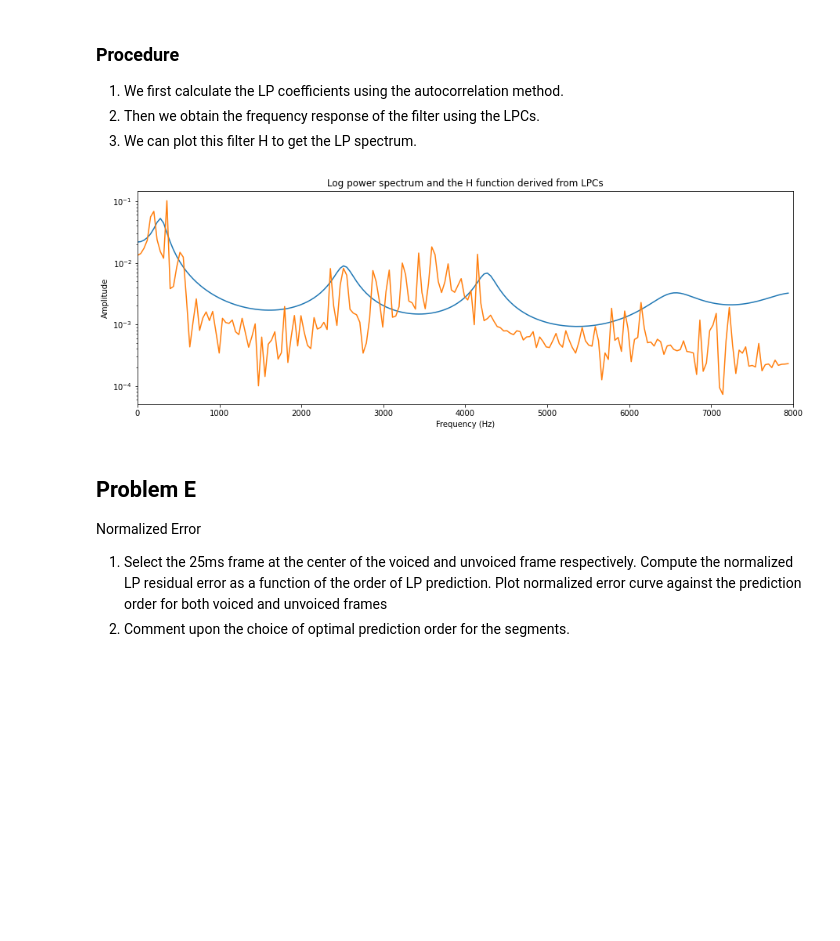
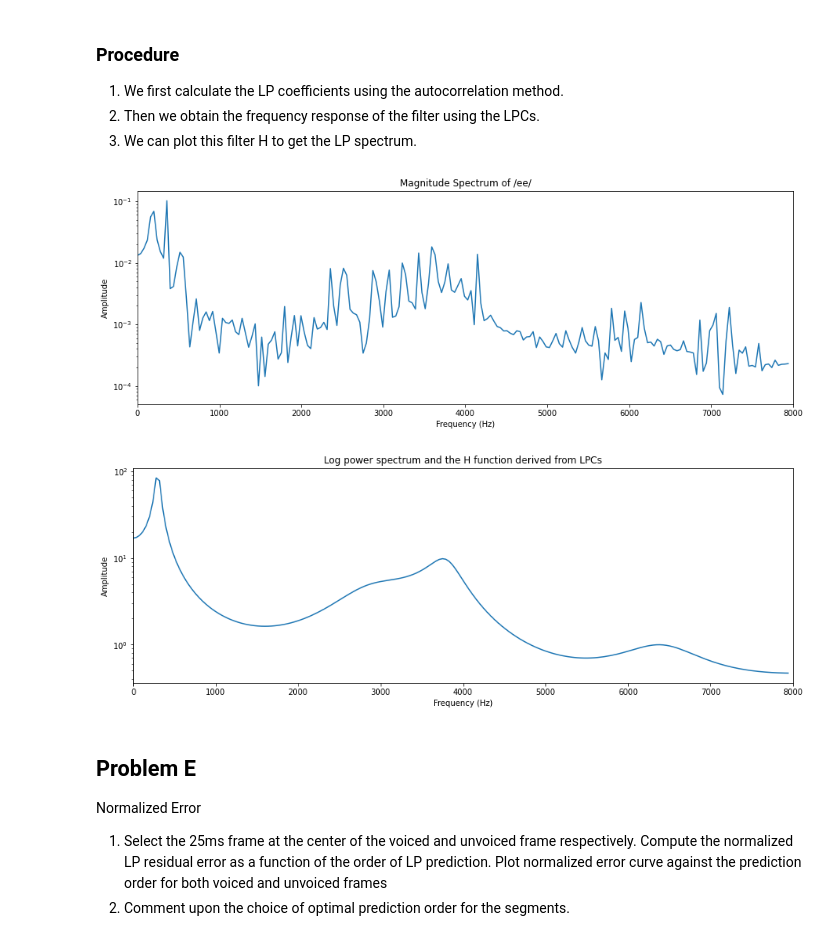
Before and after one commit to Adex1927/speech_processing, a Jupyter notebook: notebooks/SP_Lab_9.ipynb, the cells around one changed output. Drawn from its saved outputs; the diff is of its cells as text; code cells hidden in the pictures; blank space fills up the shorter version.

```diff
--- a/notebooks/SP_Lab_9.ipynb
+++ b/notebooks/SP_Lab_9.ipynb
@@ -131,6 +131,21 @@ def autocorr(sound, plot=0, sound_name=""):
 
     else:
         return autocorr
+# %%
+def matricInv(sound,p):
+  acf = autocorr(sound, sound_name="")
+  covMat = np.zeros([p,p])
+  for i in range(p):
+    for j in range(p):
+      covMat[i,j] = acf[np.abs(i-j)]
+  c = np.zeros([p,1])
+  for i in range(p):
+    c[i,0] = acf[i+1]
+  #print(np.shape(covMat),np.shape(c))
+  coeff = np.matmul(np.linalg.inv(covMat),c)
+  coeff = coeff.T
+  coeff = coeff.reshape(p)
+  return coeff
 # %%
 # Function to estimate the LPCs using autocorrelation method
 # Levinson-Durbin Recursion
@@ -170,7 +185,7 @@ ee = audio[int((0.48-(frame_size/2))*fs):int((0.48+(frame_size/2))*fs)]
 t_ee = np.arange(0, ee.shape[0]/fs, 1/fs)
 # %%
 p = 12
-lp_coeff_ee = lp_coeff(ee, "ee", p)
+lp_coeff_ee = matricInv(ee, p)
 print("Estimated LPCs of the voiced sound /ee/ for p = 12:\n", lp_coeff_ee)
 # %% [output]
 Estimated LPCs of the voiced sound /ee/ for p = 12:
@@ -246,19 +262,20 @@ Formant estimation from LP spectrum:
 2. Then we obtain the frequency response of the filter using the LPCs.
 3. We can plot this filter H to get the LP spectrum.
 # %%
-f, spectrum = plot_spectrum(ee, "ee",type='none')
+plot_spectrum(ee, "ee",type='log')
 
 plt.figure(figsize=(15,5))
-plt.plot(f_array[0:len(ee)//2], 0.02*np.abs((H[0:len(ee)//2])))
-plt.plot(f, np.abs(spectrum))
+plt.plot(f_array[0:len(ee)//2], 2*np.abs((H[0:len(ee)//2])))
+#plt.plot(f, np.abs(spectrum))
 plt.title("Log power spectrum and the H function derived from LPCs")
 plt.yscale('log')
 plt.xlim((0, 8000))
 plt.xlabel('Frequency (Hz)')
 plt.ylabel('Amplitude')
 plt.show()
 # %% [output]
-[figure, old version]
+[figure, new version]
+[figure, added]
 # %% [markdown]
 ## **Problem E**
 Normalized Error
```
Also changed, not shown: parts of 4 cells of this notebook.
